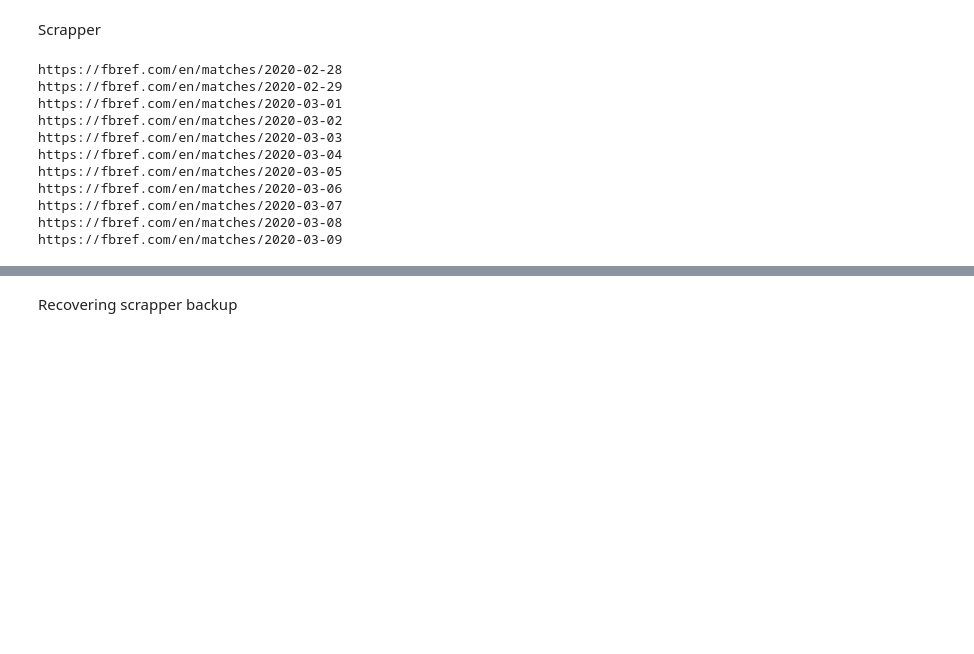
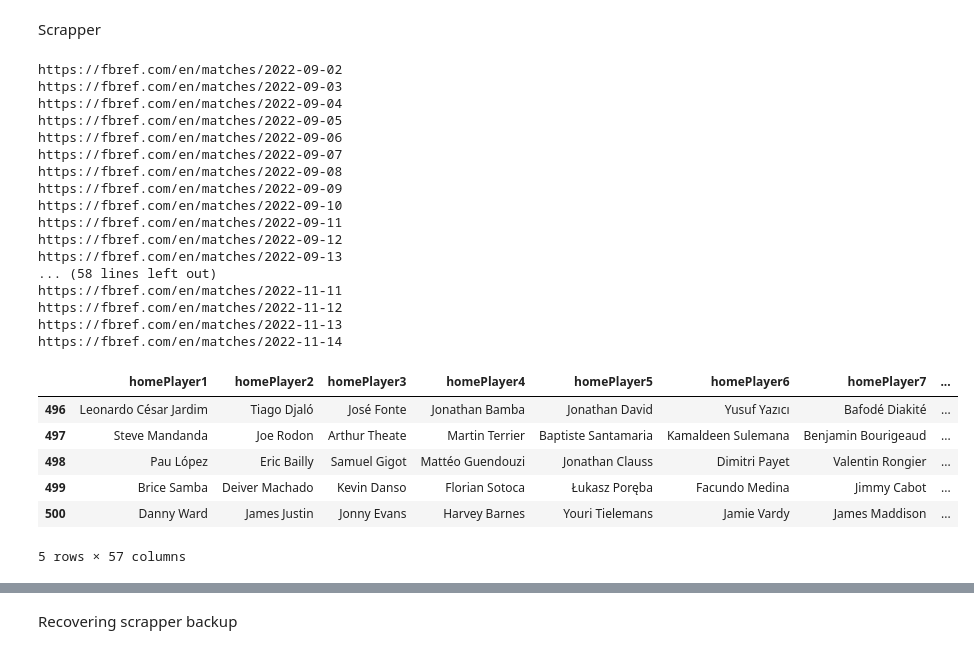
Before and after one commit to matheusfmello/soccer_odds, a Jupyter notebook: src/webScrapper/scrapOldMatches.ipynb, the cells around one changed output, grey strips where cells are left out. Drawn from its saved outputs; the diff is of its cells as text; code cells hidden in the pictures; blank space fills up the shorter version.

```diff
--- a/src/webScrapper/scrapOldMatches.ipynb
+++ b/src/webScrapper/scrapOldMatches.ipynb
@@ -8,17 +10,33 @@ dataFolder = os.path.join(os.path.dirname(os.path.dirname(os.path.abspath(os.pat
 # %% [markdown]
 Scrapper
 # %%
-teste = scrapper()
-df=teste.getMatches(start=date(2016,2,28), end=date(2022,11,15))
+teste = Scrapper()
+df=teste.get_matches(start=date(2022,9,2), end=date(2022,11,15))
 # %% [output]
-https://fbref.com/en/matches/2020-02-28
-https://fbref.com/en/matches/2020-02-29
-https://fbref.com/en/matches/2020-03-01
-https://fbref.com/en/matches/2020-03-02
-https://fbref.com/en/matches/2020-03-03
-https://fbref.com/en/matches/2020-03-04
-https://fbref.com/en/matches/2020-03-05
-https://fbref.com/en/matches/2020-03-06
-https://fbref.com/en/matches/2020-03-07
-https://fbref.com/en/matches/2020-03-08
-https://fbref.com/en/matches/2020-03-09
+https://fbref.com/en/matches/2022-09-02
+https://fbref.com/en/matches/2022-09-03
+https://fbref.com/en/matches/2022-09-04
+https://fbref.com/en/matches/2022-09-05
+https://fbref.com/en/matches/2022-09-06
+https://fbref.com/en/matches/2022-09-07
+https://fbref.com/en/matches/2022-09-08
+https://fbref.com/en/matches/2022-09-09
+https://fbref.com/en/matches/2022-09-10
+https://fbref.com/en/matches/2022-09-11
+https://fbref.com/en/matches/2022-09-12
+https://fbref.com/en/matches/2022-09-13
+... (58 lines left out)
+https://fbref.com/en/matches/2022-11-11
+https://fbref.com/en/matches/2022-11-12
+https://fbref.com/en/matches/2022-11-13
+https://fbref.com/en/matches/2022-11-14
+# %%
+pd.read_pickle(os.path.join(dataFolder,"checkPoint.pkl")).tail(5)
+# %% [output]
+|  | homePlayer1 | homePlayer2 | homePlayer3 | homePlayer4 | homePlayer5 | homePlayer6 | homePlayer7 | ... |
+| 496 | Leonardo César Jardim | Tiago Djaló | José Fonte | Jonathan Bamba | Jonathan David | Yusuf Yazıcı | Bafodé Diakité | ... |
+| 497 | Steve Mandanda | Joe Rodon | Arthur Theate | Martin Terrier | Baptiste Santamaria | Kamaldeen Sulemana | Benjamin Bourigeaud | ... |
+| 498 | Pau López | Eric Bailly | Samuel Gigot | Mattéo Guendouzi | Jonathan Clauss | Dimitri Payet | Valentin Rongier | ... |
+| 499 | Brice Samba | Deiver Machado | Kevin Danso | Florian Sotoca | Łukasz Poręba | Facundo Medina | Jimmy Cabot | ... |
+| 500 | Danny Ward | James Justin | Jonny Evans | Harvey Barnes | Youri Tielemans | Jamie Vardy | James Maddison | ... |
+5 rows × 57 columns
```
Also changed, not shown: parts of 5 cells of this notebook, 18 other files.
